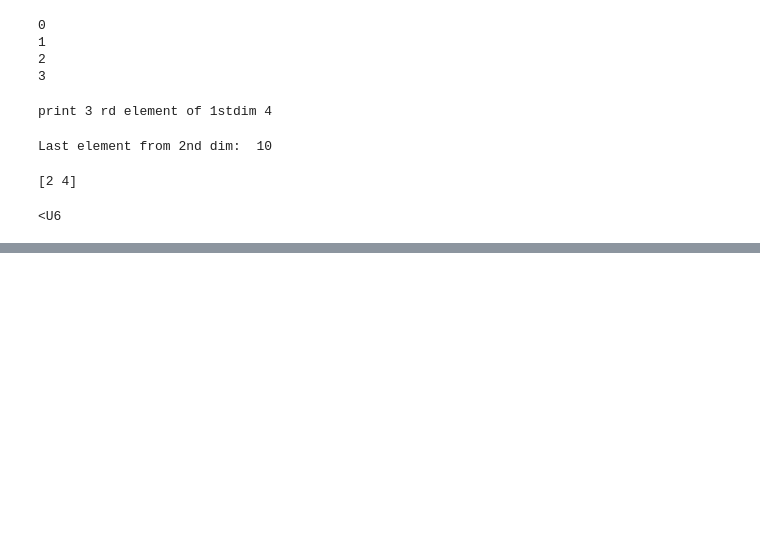
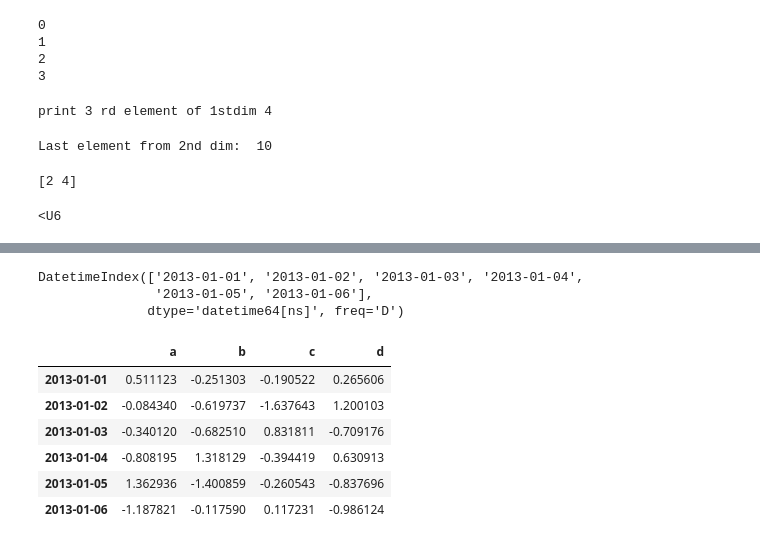
Before and after one commit to ayushipradhan30/DMDW-Lab-Assignment, a Jupyter notebook: DMDW_Lab2.ipynb, the cells around one changed output, grey strips where cells are left out. Cells and saved outputs as stored; diff of their text form; code cells hidden in the pictures; blank space fills up the shorter version.

```diff
--- a/DMDW_Lab2.ipynb
+++ b/DMDW_Lab2.ipynb
@@ -174,0 +208,18 @@ print(arr.dtype)
+# %%
+d = pd.date_range('20130101', periods=6)
+d
+# %% [output]
+DatetimeIndex(['2013-01-01', '2013-01-02', '2013-01-03', '2013-01-04',
+               '2013-01-05', '2013-01-06'],
+              dtype='datetime64[ns]', freq='D')
+# %%
+df = pd.DataFrame(np.random.randn(6, 4), index=d, columns=list('abcd'))
+df
+# %% [output]
+|  | a | b | c | d |
+| 2013-01-01 | 0.511123 | -0.251303 | -0.190522 | 0.265606 |
+| 2013-01-02 | -0.084340 | -0.619737 | -1.637643 | 1.200103 |
+| 2013-01-03 | -0.340120 | -0.682510 | 0.831811 | -0.709176 |
+| 2013-01-04 | -0.808195 | 1.318129 | -0.394419 | 0.630913 |
+| 2013-01-05 | 1.362936 | -1.400859 | -0.260543 | -0.837696 |
+| 2013-01-06 | -1.187821 | -0.117590 | 0.117231 | -0.986124 |
```
Also changed, not shown: parts of 13 cells of this notebook.
